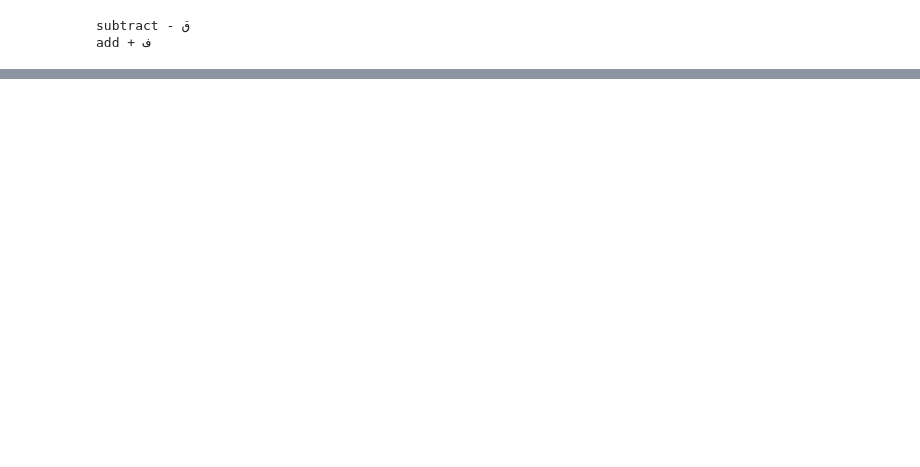
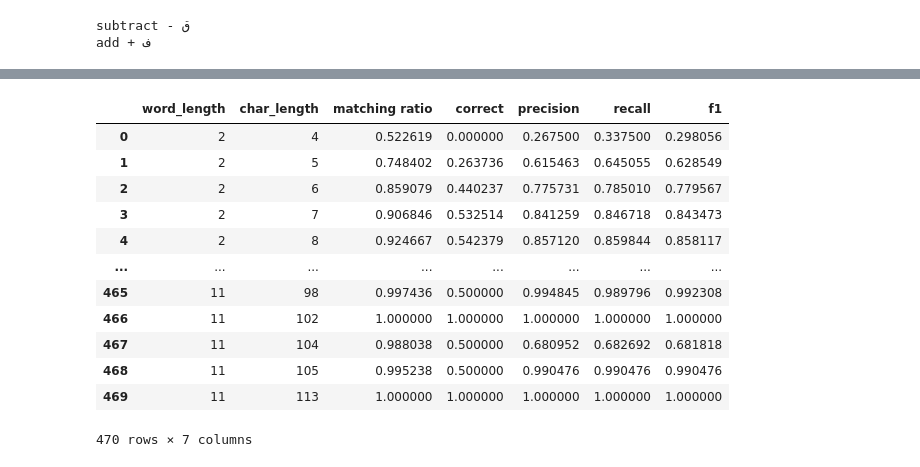
Before and after one commit to YazanShannak/ara-spell-check, a Jupyter notebook: results-analysis.ipynb, the cells around one changed output, grey strips where cells are left out. Saved outputs shown, nothing was run; the diff lists cells and outputs as text; code cells hidden in the pictures; blank space fills up the shorter version.

```diff
--- a/results-analysis.ipynb
+++ b/results-analysis.ipynb
@@ -53,0 +74,16 @@ embedding_raw.describe()
+# %%
+embedding
+# %% [output]
+|  | word_length | char_length | matching ratio | correct | precision | recall | f1 |
+| 0 | 2 | 4 | 0.522619 | 0.000000 | 0.267500 | 0.337500 | 0.298056 |
+| 1 | 2 | 5 | 0.748402 | 0.263736 | 0.615463 | 0.645055 | 0.628549 |
+| 2 | 2 | 6 | 0.859079 | 0.440237 | 0.775731 | 0.785010 | 0.779567 |
+| 3 | 2 | 7 | 0.906846 | 0.532514 | 0.841259 | 0.846718 | 0.843473 |
+| 4 | 2 | 8 | 0.924667 | 0.542379 | 0.857120 | 0.859844 | 0.858117 |
+| ... | ... | ... | ... | ... | ... | ... | ... |
+| 465 | 11 | 98 | 0.997436 | 0.500000 | 0.994845 | 0.989796 | 0.992308 |
+| 466 | 11 | 102 | 1.000000 | 1.000000 | 1.000000 | 1.000000 | 1.000000 |
+| 467 | 11 | 104 | 0.988038 | 0.500000 | 0.680952 | 0.682692 | 0.681818 |
+| 468 | 11 | 105 | 0.995238 | 0.500000 | 0.990476 | 0.990476 | 0.990476 |
+| 469 | 11 | 113 | 1.000000 | 1.000000 | 1.000000 | 1.000000 | 1.000000 |
+470 rows × 7 columns
```
Also changed, not shown: parts of 6 cells of this notebook, 2 other files.
